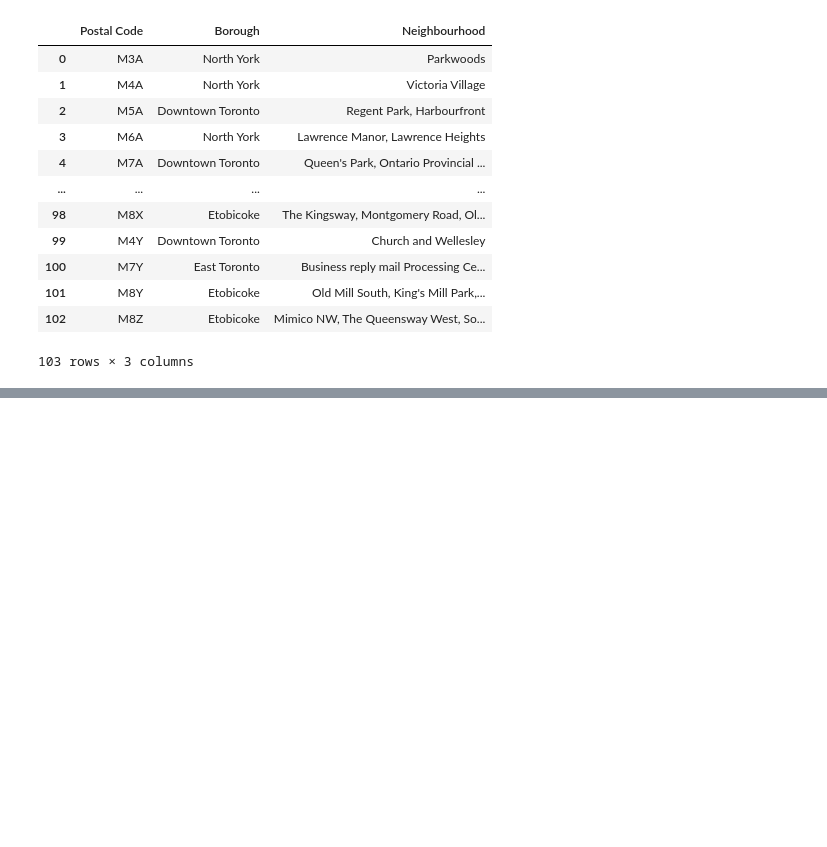
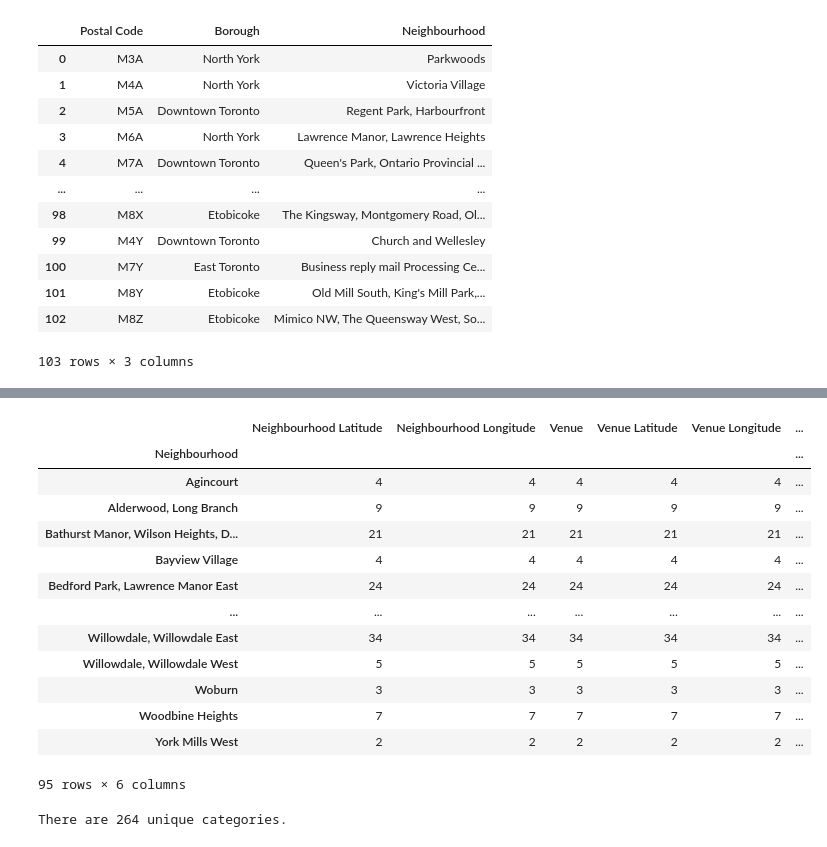
Before and after one commit to 010ecamp/Coursera_Capstone, a Jupyter notebook: Coursera_Capstone_Erick_C.ipynb, the cells around one changed output, grey strips where cells are left out. Drawn from its saved outputs; the diff is of its cells as text; code cells hidden in the pictures; blank space fills up the shorter version.

```diff
--- a/Coursera_Capstone_Erick_C.ipynb
+++ b/Coursera_Capstone_Erick_C.ipynb
@@ -89,0 +143,16 @@ df_neigh_2
+# %%
+## adds markers for neighbourhoods in Canada
+for lat, long, borough, neighbourhood in zip(neighbourhoods["Latitude"], neighbourhoods["Longitude"], neighbourhoods["Borough"], neighbourhoods["Neighbourhood"]):
+    label = "{},{}".format(neighbourhood, borough)
+    label = folium.Popup(label, parse_html = True)
+    folium.CircleMarker(
+    [lat, long],
+    radius = 5,
+    popup = label,
+    color = "blue",
+    fill = True,
+    fill_color = "#3186cc",
+    fill_opacity = 0.7,
+    parse_html = False).add_to(map_canada)
+
+map_canada
@@ -89,0 +261,23 @@ df_neigh_2
+# %%
+## prints out how many venues were returned for each neighbourhood
+canada_venues.groupby("Neighbourhood").count()
+# %% [output]
+|  | Neighbourhood Latitude | Neighbourhood Longitude | Venue | Venue Latitude | Venue Longitude | ... |
+| Neighbourhood |  |  |  |  |  | ... |
+| Agincourt | 4 | 4 | 4 | 4 | 4 | ... |
+| Alderwood, Long Branch | 9 | 9 | 9 | 9 | 9 | ... |
+| Bathurst Manor, Wilson Heights, D... | 21 | 21 | 21 | 21 | 21 | ... |
+| Bayview Village | 4 | 4 | 4 | 4 | 4 | ... |
+| Bedford Park, Lawrence Manor East | 24 | 24 | 24 | 24 | 24 | ... |
+| ... | ... | ... | ... | ... | ... | ... |
+| Willowdale, Willowdale East | 34 | 34 | 34 | 34 | 34 | ... |
+| Willowdale, Willowdale West | 5 | 5 | 5 | 5 | 5 | ... |
+| Woburn | 3 | 3 | 3 | 3 | 3 | ... |
+| Woodbine Heights | 7 | 7 | 7 | 7 | 7 | ... |
+| York Mills West | 2 | 2 | 2 | 2 | 2 | ... |
+95 rows × 6 columns
+# %%
+## counts for unique categories
+print("There are {} unique categories.".format(len(canada_venues["Venue Category"].unique())))
+# %% [output]
+There are 264 unique categories.
```
Also changed, not shown: parts of 32 cells of this notebook.
